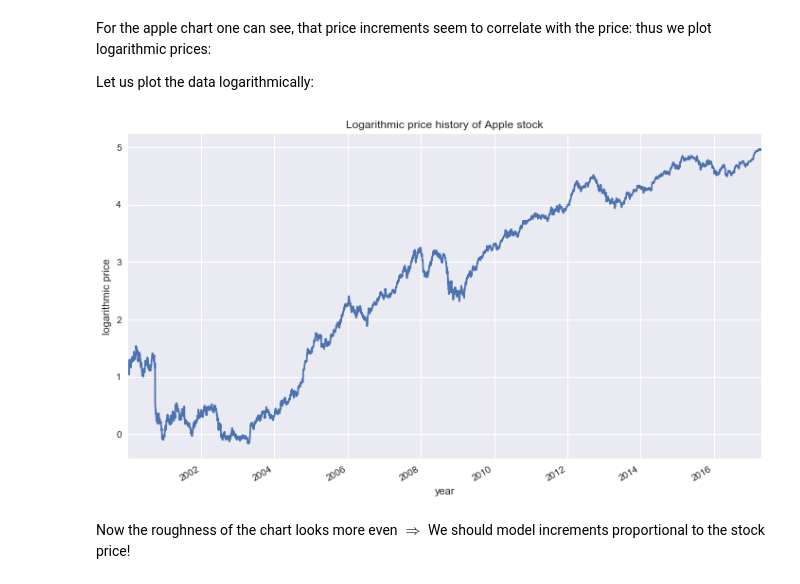
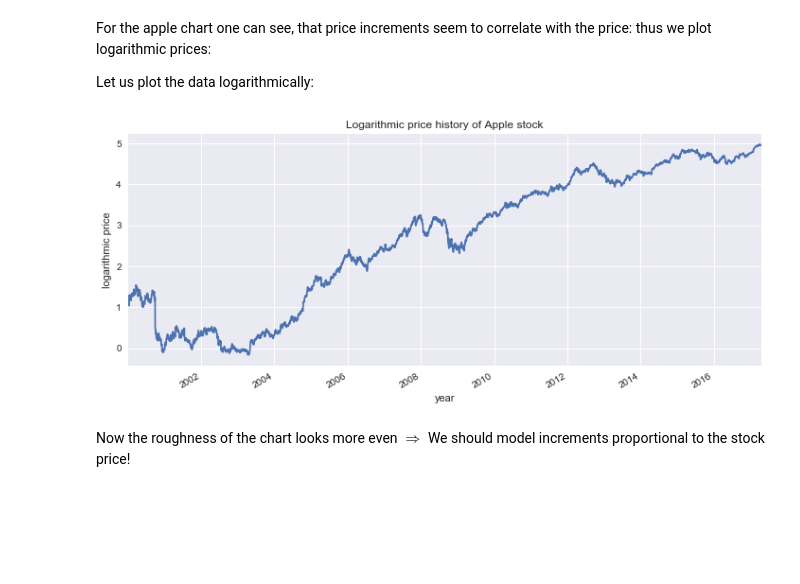
Before and after one commit to FinTechies/HedgingRL, a Jupyter notebook: notebooks/20170427 Predictive Analytics Frankfurt.ipynb, the cells around one changed output. Drawn from its saved outputs; the diff is of its cells as text; code cells hidden in the pictures; blank space fills up the shorter version.

```diff
--- a/notebooks/20170427 Predictive Analytics Frankfurt.ipynb
+++ b/notebooks/20170427 Predictive Analytics Frankfurt.ipynb
@@ -261,23 +263,23 @@ Let us plot the data logarithmically:
 # %%
 Log_Data = plt.figure()
 %matplotlib inline
 aapl['Log Adj Close'] = np.log(aapl['Adj Close'])
-aapl['Log Adj Close'].plot(figsize=(12,7))
+aapl['Log Adj Close'].plot(figsize=(12,5))
 plt.ylabel('logarithmic price')
 plt.xlabel('year')
 plt.title('Logarithmic price history of Apple stock');
 
 
 # aapl = data.DataReader('AAPl', 'yahoo', '2000-1-1')
 
 # print(ibm['Adj Close'].head())
 # %matplotlib inline
 # ibm['Adj Close'].plot(figsize=(10,6))
 # plt.ylabel('price')
 # plt.xlabel('year')
 # plt.title('Price history of IBM stock')
 # %% [output]
-[figure, old version]
+[figure, new version]
 # %% [markdown]
 Now the roughness of the chart looks more even $\Rightarrow$ We should model increments proportional to the stock price!
 # %% [markdown]
```
Also changed, not shown: parts of 19 cells of this notebook, 4 other files.
